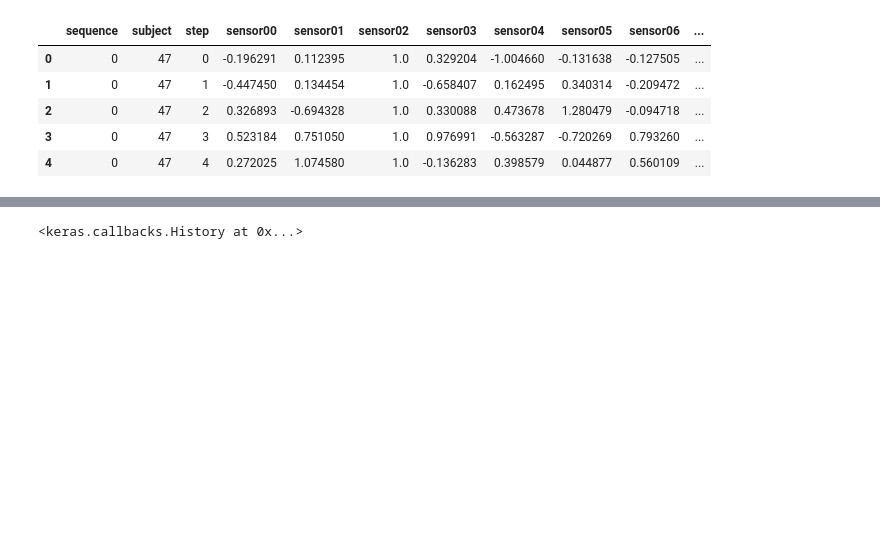
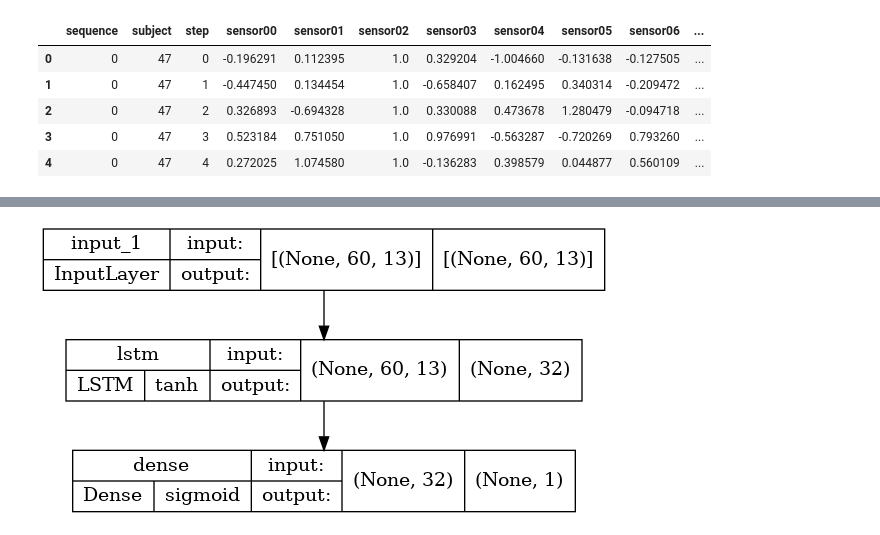
Before and after one commit to h3z/kaggle-playground, a Jupyter notebook: notebook/lstm.ipynb, the cells around one changed output, grey strips where cells are left out. Saved outputs shown, nothing was run; the diff lists cells and outputs as text; code cells hidden in the pictures; blank space fills up the shorter version.

```diff
--- a/notebook/lstm.ipynb
+++ b/notebook/lstm.ipynb
@@ -43,0 +32,8 @@ if typing.TYPE_CHECKING:
+# %%
+run = neptune.init(
+    project="h3z/Tabular-Playground-Series-Apr-2022",
+    api_token="eyJhcGlfYWRkcmVzcyI6Imh0dHBzOi8vYXBwLm5lcHR1bmUuYWkiLCJhcGlfdXJsIjoiaHR0cHM6Ly9hcHAubmVwdHVuZS5haSIsImFwaV9rZXkiOiI2MDI4ZDMyYy1mODYwLTRhMzUtOWNlZC0xODBkZDIyZDkwN2QifQ==",
+)  # your credentials
+
+params = {"lr": 0.001, "epochs": 100, "batch_size": 512}
+run["parameters"] = params
@@ -83,7 +64,15 @@ timesteps = ds.train.sequence.value_counts()[0]
 feature = len(sensor_cols)
 model = lstm_model(timesteps, feature)
 
-k.utils.plot_model(model, show_shapes=True, show_layer_activations=True)
+X = ds.train[sensor_cols].values.reshape(-1, timesteps, 13)
+y = ds.label.state.values
+xy = (
+    tf.data.Dataset.from_tensor_slices((X, y))
+    .batch(params["batch_size"])
+    .shuffle(params["batch_size"] * 4)
+)
+
+L = int(len(xy) * 0.8)
 
 model.compile(
     optimizer=k.optimizers.Adam(),
@@ -91,15 +80,5 @@ model.compile(
     metrics=[k.metrics.BinaryAccuracy()],
 )
 
-
-X = ds.train[sensor_cols].values.reshape(-1, timesteps, 13)
-y = ds.label.state.values
-xy = tf.data.Dataset.from_tensor_slices((X, y)).batch(32).shuffle(32 * 4)
-
-L = int(len(xy) * 0.8)
-model.fit(
-    xy.take(L),
-    validation_data=xy.skip(L),
-    epochs=10,
-)
+k.utils.plot_model(model, show_shapes=True, show_layer_activations=True)
 # %% [output]
@@ -126 +95 @@ Epoch 10/10
-<keras.callbacks.History at 0x...>
+[figure, added]
```
Also changed, not shown: parts of 14 cells of this notebook, 1 other file.
